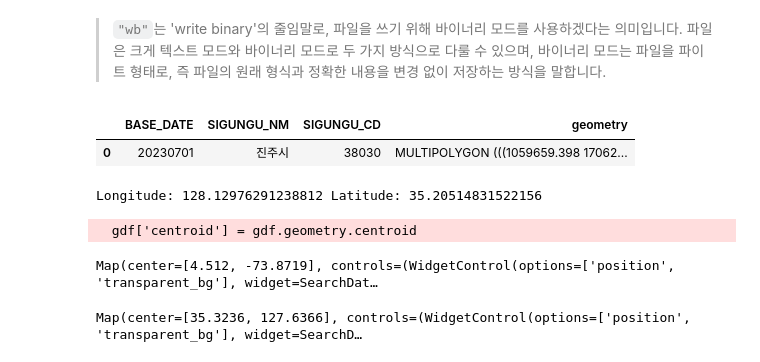
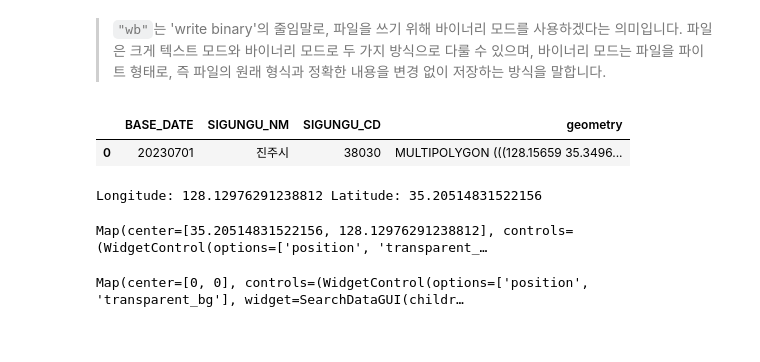
Before and after one commit to osgeokr/GEE-PAM-Book, a Jupyter notebook: Google_Earth_Engine_Sentinel_1_알고리즘.ipynb, the cells around one changed output. Drawn from its saved outputs; the diff is of its cells as text; code cells hidden in the pictures.

```diff
--- a/Google_Earth_Engine_Sentinel_1_알고리즘.ipynb
+++ b/Google_Earth_Engine_Sentinel_1_알고리즘.ipynb
@@ -63,45 +70,39 @@ vh_iw_asc_desc_mean = vv_vh_iw_asc.merge(vv_vh_iw_desc).select('VH').mean()
 # %%
 # 진주시 센서스경계 다운로드
 url = "https://github.com/osgeokr/GEE-PAM-Book/raw/main/JINJU.gpkg"
 response = requests.get(url)
 with open("JINJU.gpkg", "wb") as file:
     file.write(response.content)
 
 # 진주시 센서스경계 읽기
 gdf = gpd.read_file("JINJU.gpkg")
-gdf.head()
+
+# 좌표계를 WGS84 (EPSG:4326)로 변환
+gdf_wgs84 = gdf.to_crs(epsg=4326)
+gdf_wgs84.head()
 # %% [output]
 |  | BASE_DATE | SIGUNGU_NM | SIGUNGU_CD | geometry |
-| 0 | 20230701 | 진주시 | 38030 | MULTIPOLYGON (((1059659.398 17062... |
+| 0 | 20230701 | 진주시 | 38030 | MULTIPOLYGON (((128.15659 35.3496... |
 # %%
-# 좌표계를 EPSG:4326으로 변환
-gdf = gdf.to_crs(epsg=4326)
-
-# 중앙점 계산
-gdf['centroid'] = gdf.geometry.centroid
-
-# 중앙점의 첫 번째 요소의 좌표 출력
-centroid_point = gdf['centroid'].iloc[0]
-longitude, latitude = centroid_point.x, centroid_point.y
+# gdf의 중심 좌표를 계산
+centroid = gdf_wgs84.geometry.unary_union.centroid
+longitude, latitude = centroid.x, centroid.y
 print("Longitude:", longitude, "Latitude:", latitude)
 # %% [output]
 Longitude: 128.12976291238812 Latitude: 35.20514831522156
-  gdf['centroid'] = gdf.geometry.centroid
 # %%
 # 다양한 관측의 시간 평균을 표시 및 비교
-m = geemap.Map()
+m = geemap.Map(width="800px", height="500px")
 m.add_layer(vv_iw_asc_desc_mean, {'min': -12, 'max': -4}, 'vv_iw_asc_desc_mean')
 m.add_layer(vh_iw_asc_desc_mean, {'min': -18, 'max': -10}, 'vh_iw_asc_desc_mean')
 m.add_layer(vh_iw_asc_mean, {'min': -18, 'max': -10}, 'vh_iw_asc_mean')
 m.add_layer(vh_iw_desc_mean, {'min': -18, 'max': -10}, 'vh_iw_desc_mean')
-m.set_center(-73.8719, 4.512, 9)  # 보고타, 콜롬비아
+m.set_center(longitude, latitude, 12)  # 보고타, 콜롬비아
 m
 # %% [output]
-Map(center=[4.512, -73.8719], controls=(WidgetControl(options=['position', 'transparent_bg'], widget=SearchDat…
+Map(center=[35.20514831522156, 128.12976291238812], controls=(WidgetControl(options=['position', 'transparent_…
 # %%
-m = geemap.Map(center=[35.3236, 127.6366],
-                 zoom=11,
-                 layout={'height':'400px', 'width':'800px'})
+m = geemap.Map(width="800px", height="500px")
 m
 # %% [output]
-Map(center=[35.3236, 127.6366], controls=(WidgetControl(options=['position', 'transparent_bg'], widget=SearchD…
+Map(center=[0, 0], controls=(WidgetControl(options=['position', 'transparent_bg'], widget=SearchDataGUI(childr…
```
Also changed, not shown: parts of 2 cells of this notebook.
